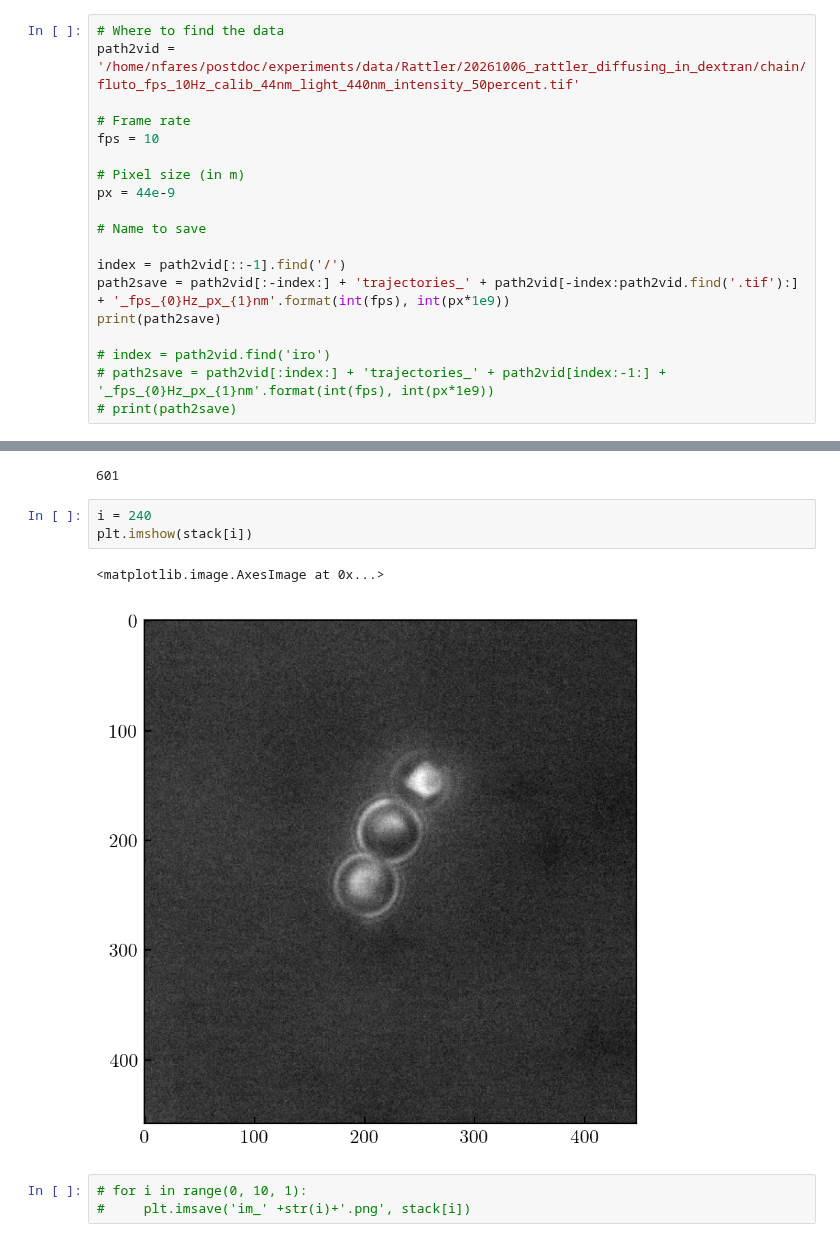
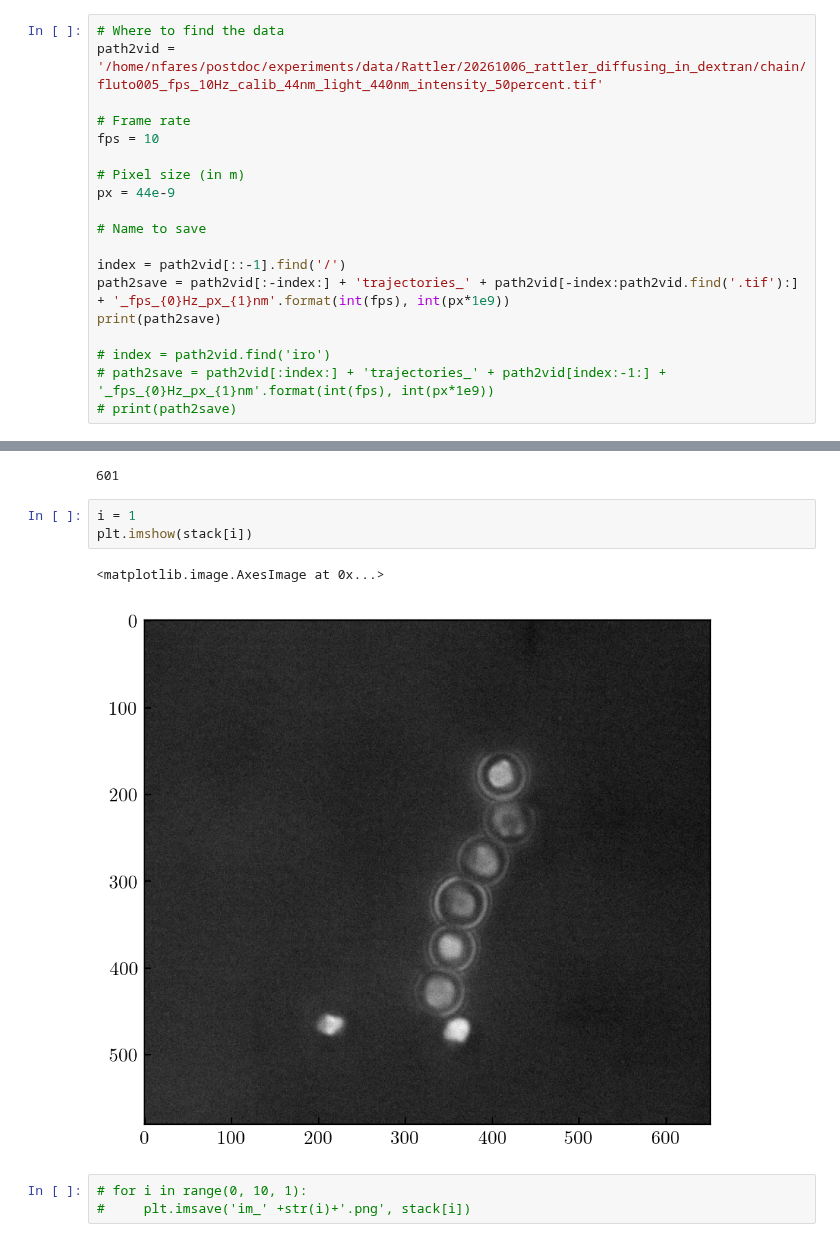
Before and after one commit to nicofares/wraptrack, a Jupyter notebook: wraptrack_coreshell_chain/chain_tracking.ipynb, the cells around one changed output, grey strips where cells are left out. Drawn from its saved outputs; the diff is of its cells as text.

```diff
--- a/wraptrack_coreshell_chain/chain_tracking.ipynb
+++ b/wraptrack_coreshell_chain/chain_tracking.ipynb
@@ -65,7 +65,7 @@ already_saved = False
 #
 # %%
 # Where to find the data
-path2vid = '/home/nfares/postdoc/experiments/data/Rattler/20261006_rattler_diffusing_in_dextran/chain/fluto_fps_10Hz_calib_44nm_light_440nm_intensity_50percent.tif'
+path2vid = '/home/nfares/postdoc/experiments/data/Rattler/20261006_rattler_diffusing_in_dextran/chain/fluto005_fps_10Hz_calib_44nm_light_440nm_intensity_50percent.tif'
 
 # Frame rate
 fps = 10
@@ -155,11 +155,11 @@ print(len(stack))
 # %% [output]
 601
 # %%
-i = 240
+i = 1
 plt.imshow(stack[i])
 # %% [output]
 <matplotlib.image.AxesImage at 0x...>
-[figure, old version]
+[figure, new version]
 # %%
 # for i in range(0, 10, 1):
 #     plt.imsave('im_' +str(i)+'.png', stack[i])
```
Also changed, not shown: parts of 20 cells of this notebook.
